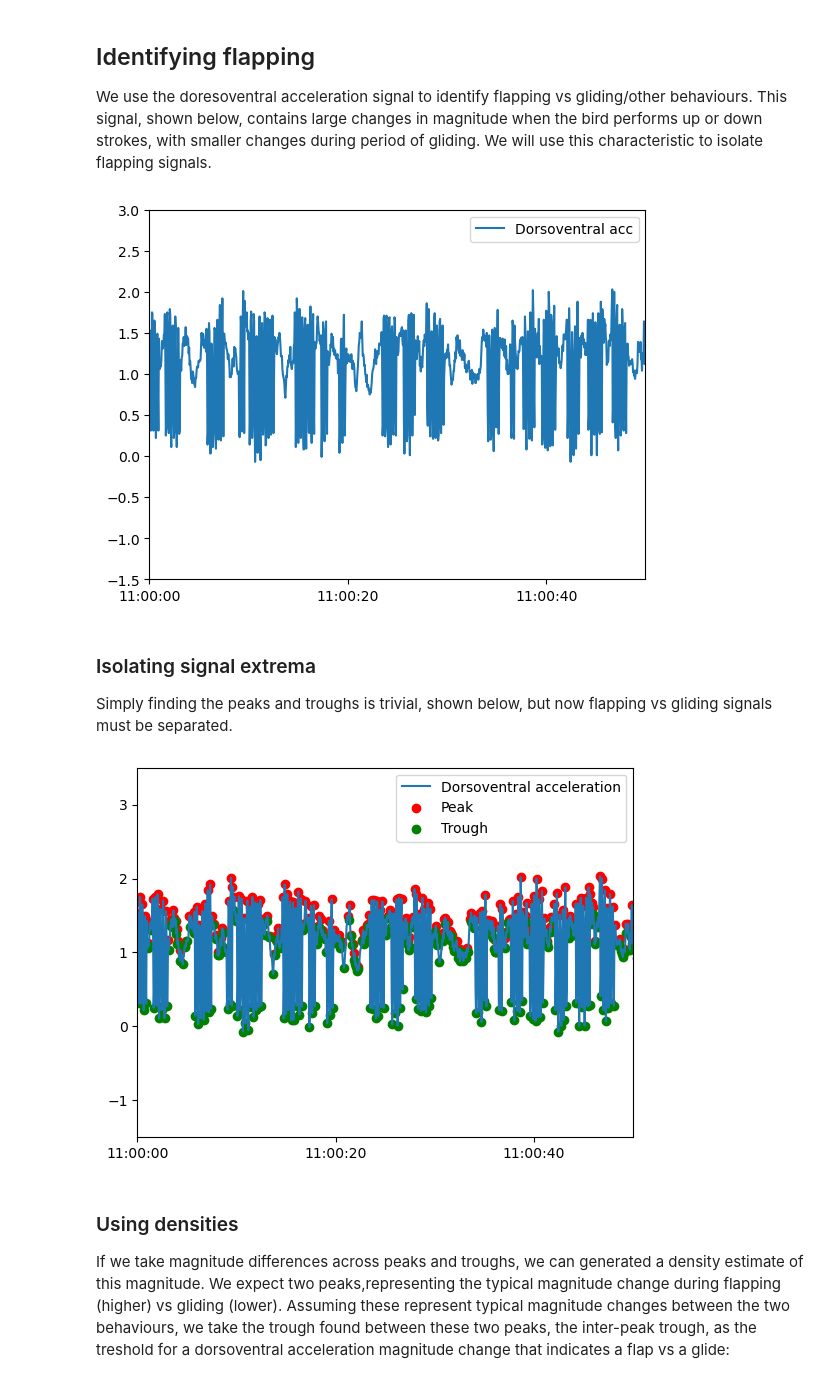
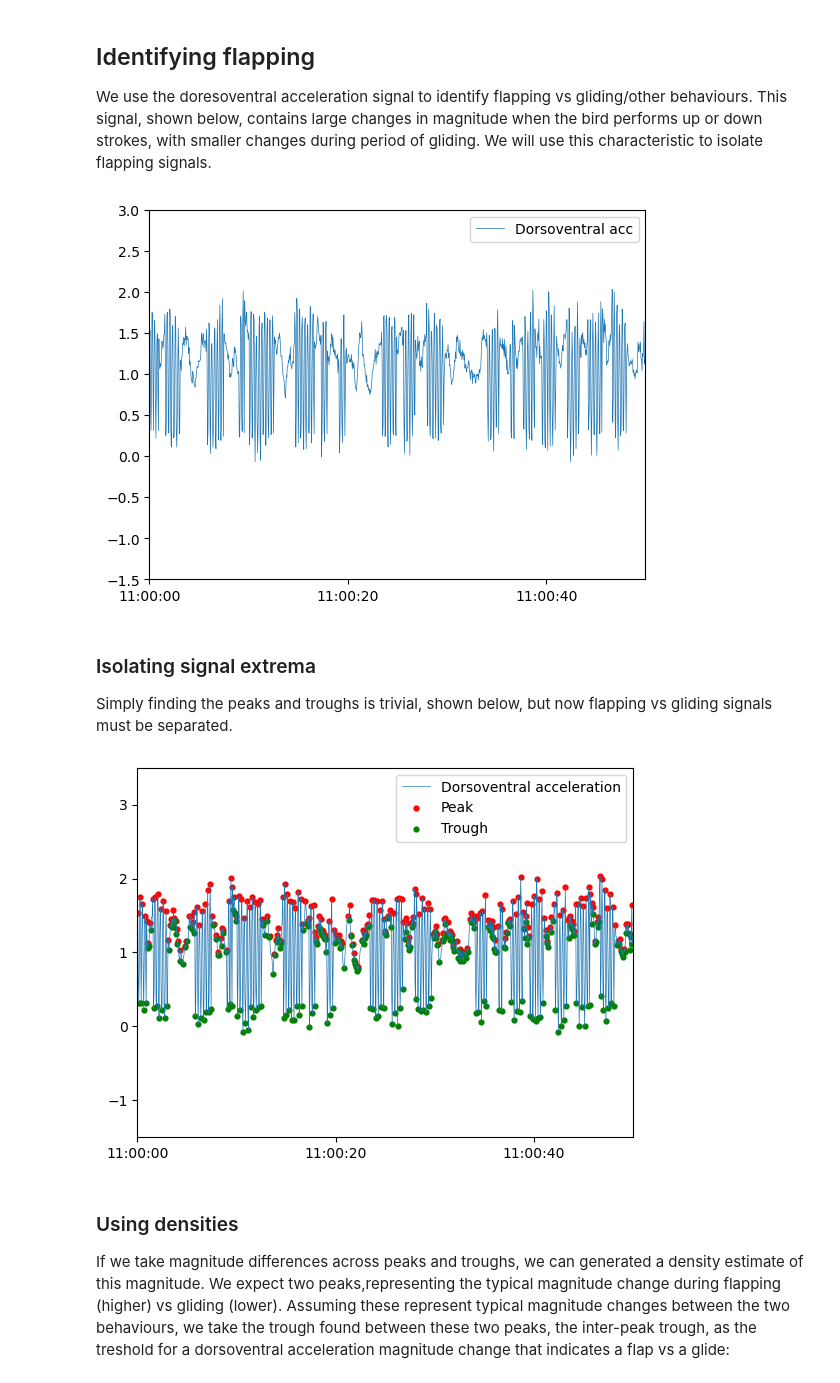
Before and after one commit to takujinonda/BiPAnalysisCodeShare, a Jupyter notebook: forage_detect/DVLexplanation.ipynb, the cells around one changed output. Saved outputs shown, nothing was run; the diff lists cells and outputs as text; code cells hidden in the pictures.

```diff
--- a/forage_detect/DVLexplanation.ipynb
+++ b/forage_detect/DVLexplanation.ipynb
@@ -133,16 +133,16 @@ We use the doresoventral acceleration signal to identify flapping vs gliding/oth
 # %%
 import matplotlib.pyplot as plt
 import matplotlib.dates as mdates
 
 xformatter = mdates.DateFormatter('%H:%M:%S')
-plt.plot(tagData['18017']['acc'].DT,tagData['18017']['acc'].Z,label='Dorsoventral acc')
+plt.plot(tagData['18017']['acc'].DT,tagData['18017']['acc'].Z,label='Dorsoventral acc',linewidth=.5)
 plt.legend()
 plt.xlim(tagData['18017']['acc'].DT[0],tagData['18017']['acc'].DT[1000])
 plt.ylim(-1.5,3)
 plt.xticks(np.datetime_as_string(np.arange(tagData['18017']['acc'].DT[0],tagData['18017']['acc'].DT[1000],np.timedelta64(20,'s')),unit='s'))
 plt.gcf().axes[0].xaxis.set_major_formatter(xformatter)
 # %% [output]
-[figure, old version]
+[figure, new version]
 # %% [markdown]
 ### Isolating signal extrema
 
@@ -157,17 +157,16 @@ if peaks[0] > troughs[0]:
 if peaks[-1] > troughs[-1]:
     peaks.pop(-1)
 # %%
-xformatter = mdates.DateFormatter('%H:%M:%S')
-plt.plot(tagData['18017']['acc'].DT,tagData['18017']['acc'].Z,label='Dorsoventral acceleration')
-plt.scatter(tagData['18017']['acc'].DT[peaks],sig[peaks],c='r',label='Peak')
-plt.scatter(tagData['18017']['acc'].DT[troughs],sig[troughs],c='g',label='Trough')
+plt.plot(tagData['18017']['acc'].DT,tagData['18017']['acc'].Z,label='Dorsoventral acceleration',linewidth=.5)
+plt.scatter(tagData['18017']['acc'].DT[peaks],sig[peaks],c='r',label='Peak',s=12)
+plt.scatter(tagData['18017']['acc'].DT[troughs],sig[troughs],c='g',label='Trough',s=12)
 plt.legend()
 plt.xlim(tagData['18017']['acc'].DT[0],tagData['18017']['acc'].DT[1000])
 plt.ylim(-1.5,3.5)
 plt.xticks(np.datetime_as_string(np.arange(tagData['18017']['acc'].DT[0],tagData['18017']['acc'].DT[1000],np.timedelta64(20,'s')),unit='s'))
 plt.gcf().axes[0].xaxis.set_major_formatter(xformatter)
 # %% [output]
-[figure, old version]
+[figure, new version]
 # %% [markdown]
 ### Using densities
 
```
Also changed, not shown: parts of 8 cells of this notebook, 1 other file.
